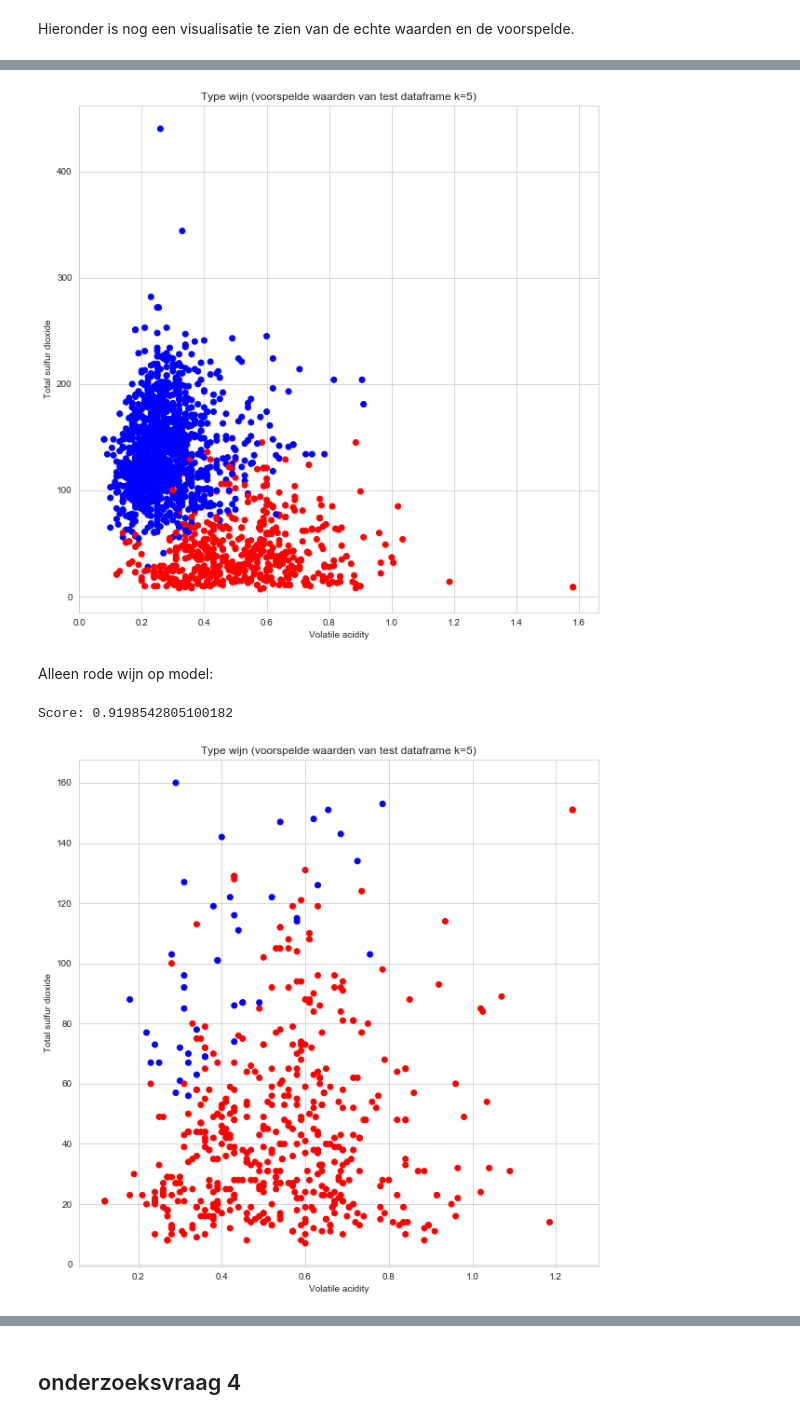
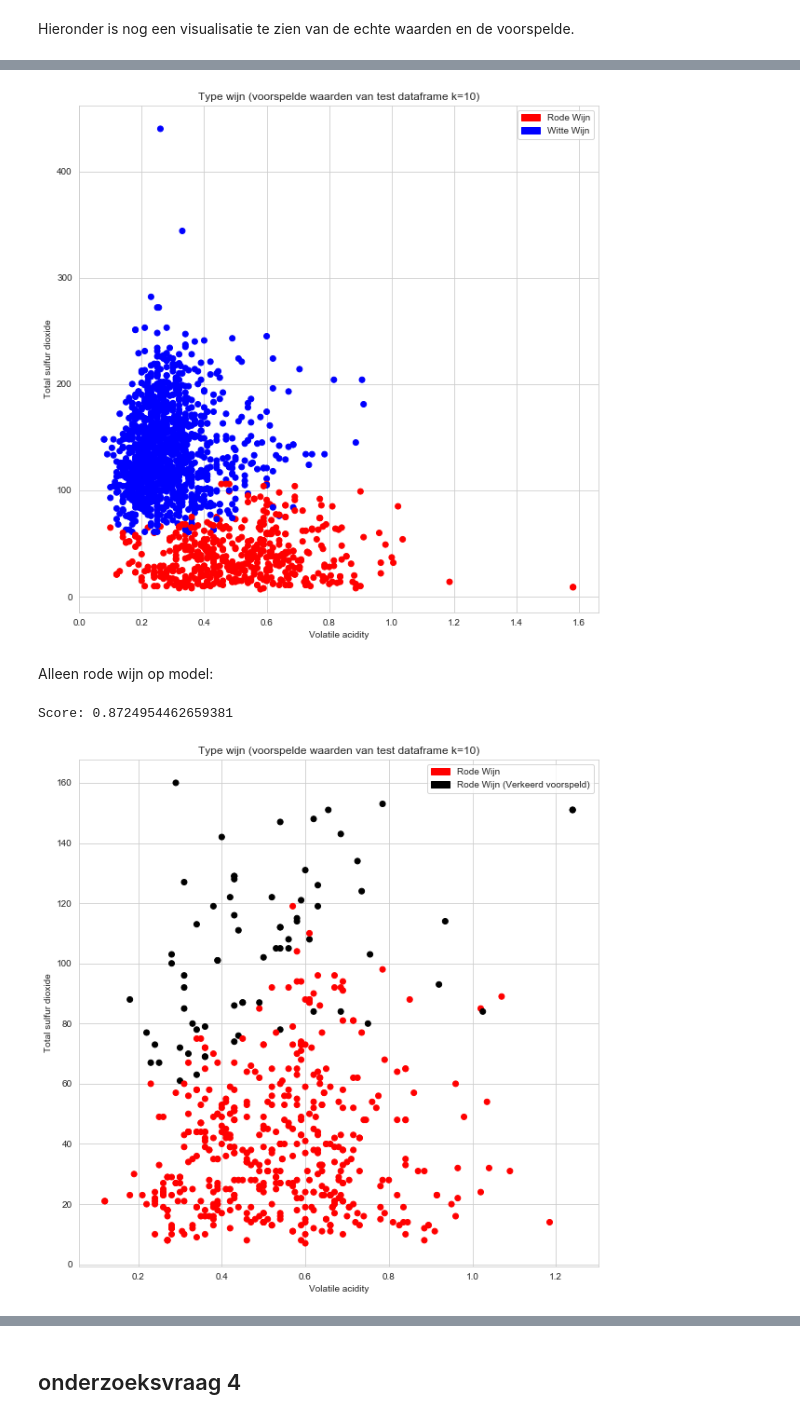
Before and after one commit to StanMey/Casusopdracht_Computational_Modelling, a Jupyter notebook: Onderzoeksvraag_3.ipynb, the cells around one changed output, grey strips where cells are left out. Saved outputs shown, nothing was run; the diff lists cells and outputs as text; code cells hidden in the pictures.

```diff
--- a/Onderzoeksvraag_3.ipynb
+++ b/Onderzoeksvraag_3.ipynb
@@ -521,16 +523,22 @@ Deze geeft een score van 94,1%
 # %%
 from sklearn.model_selection import train_test_split
-# train_df,test_df = train_test_split(df_all,random_state=0)
 
 X = df_all[['volatile acidity','total sulfur dioxide']]
 y = df_all['isRed']
 
 X_train, X_test, y_train, y_test = train_test_split(X,y, random_state=0)
-# print(len(train_df),len(test_df))
 
 from sklearn.neighbors import KNeighborsClassifier
-k = 5
-reg = KNeighborsClassifier(k)
-reg.fit(X_train,y_train)
-reg.score(X_test,y_test)
+
+best = {"k":1,"score":0} #k,score
+for k in range(1,21):
+    reg = KNeighborsClassifier(k)
+    reg.fit(X_train,y_train)
+    score = reg.score(X_test,y_test)
+    print(k,round(score,4))
+    if(score>best['score']):
+        best['k']=k
+        best['score']=score
+print("Best k =",best)
+# k=best['k']
 # %% [output]
@@ -537,0 +562,5 @@ reg.score(X_test,y_test)
+# %%
+# k hardcoden en fitten
+k=10
+reg = KNeighborsClassifier(k)
+reg.fit(X_train,y_train)
@@ -577,32 +613,40 @@ ax.set_xlabel('Volatile acidity')
 ax.set_ylabel('Total sulfur dioxide')
 ax.set_title("Type wijn (voorspelde waarden van test dataframe k="+str(k)+")")
 
+blue_patch = mpatches.Patch(color='blue', label='Witte Wijn')
+red_patch = mpatches.Patch(color='red', label='Rode Wijn')
+plt.legend(handles=[red_patch,blue_patch])
 plt.show()
 # %% [output]
-[figure, old version]
+[figure, new version]
 # %% [markdown]
 Alleen rode wijn op model:
 # %%
 X = df_red_wine[['volatile acidity','total sulfur dioxide']]
 y = df_red_wine['isRed']
 
 X_train, X_test, y_train, y_test = train_test_split(X,y, random_state=0)
 
 predict = reg.predict(X_test)
 print("Score:",reg.score(X_test,y_test))
-colorGroup = ['red' if x==1 else 'blue' for x in predict]
+colorGroup = ['red' if x==1 else 'black' for x in predict]
+colorGroup1 = ['red' if x==1 else 'purple' for x in predict]
+X_test1 = X_test
 
 fig = plt.figure(figsize=[10,10])
 ax = fig.add_subplot()
 
 ax.scatter(X_test['volatile acidity'],X_test['total sulfur dioxide'],c=colorGroup)
 
 ax.set_xlabel('Volatile acidity')
 ax.set_ylabel('Total sulfur dioxide')
 ax.set_title("Type wijn (voorspelde waarden van test dataframe k="+str(k)+")")
 
+blue_patch = mpatches.Patch(color='black', label='Rode Wijn (Verkeerd voorspeld)')
+red_patch = mpatches.Patch(color='red', label='Rode Wijn')
+plt.legend(handles=[red_patch,blue_patch])
 plt.show()
 # %% [output]
-Score: 0.9198542805100182
+Score: 0.8724954462659381
-[figure, old version]
+[figure, new version]
 # %% [markdown]
```
Also changed, not shown: parts of 12 cells of this notebook.
